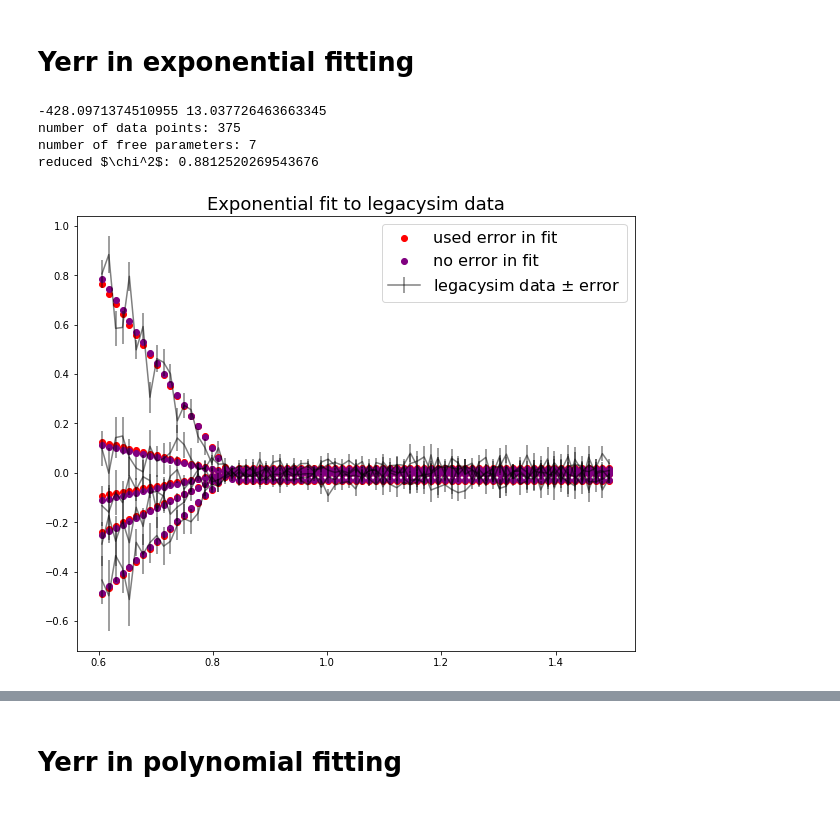
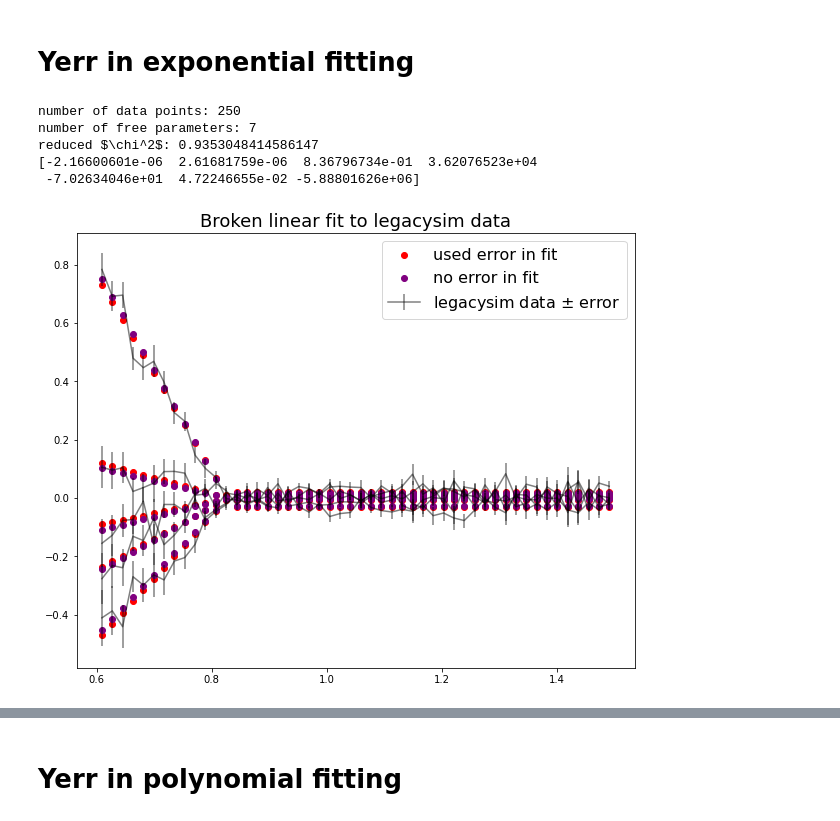
Before and after one commit to AlbertoRosado1/legacysim_runs, a Jupyter notebook: DA02/fitting_dndz.ipynb, the cells around one changed output, grey strips where cells are left out. Saved outputs shown, nothing was run; the diff lists cells and outputs as text; code cells hidden in the pictures.

Commit message:
comparing curve_fit method to minimize

```diff
--- a/DA02/fitting_dndz.ipynb
+++ b/DA02/fitting_dndz.ipynb
@@ -226,3 +415,34 @@ base_dir = '/global/cfs/cdirs/desi/survey/catalogs/DA02/LSS/guadalupe/LSScats/2/
 test_dir = '/global/cscratch1/sd/arosado/legacysim_fitting'
 legacysim_data, h = ft.read(f'{test_dir}/legacysim_data_{run}.fits', header=True)
 data = ft.read(f'{test_dir}/data_{run}.fits')
+# %%
+# Here we look at the effect of using yerr when fitting
+
+fig = plt.figure(figsize=(10,8))
+
+test = ELG_dndz(legacysim_data, data='legacysim')
+res = test.test()
+print(res)
+params = res.x
+#print(params)
+dndz = test.predict_dndz((test.z_h, test.depth_h),*params)
+plt.scatter(test.z_h, dndz, color='red', label='scipy minimize')
+
+test2 = ELG_dndz_old(legacysim_data, data='legacysim', fit='exponential')
+test2.get_chi2()
+params = test2.fit_dndz()[0]
+print(params)
+dndz_err = test2.predict_dndz_exp((test2.z_h, test2.depth_h),*params)
+plt.scatter(test2.z_h, dndz_err, color='b', label='scipy curve_fit')
+
+bins=test.bins-1
+kw= dict(color='k', alpha=0.5)
+plt.errorbar([],[],yerr=[], label=f'legacysim data $\pm$ error',**kw)
+for ite in range(10):
+    i, j = (bins)*ite, (bins)*(ite+1)
+    plt.errorbar(test.z_h[i:j], test.dndz_h[i:j], yerr=test.yerr[i:j], **kw)
+    #plt.plot(test.z_h[i:j], (test.dndz_h[i:j]+1)/(dndz_err+1), yerr=test.yerr[i:j], **kw)
+plt.legend(fontsize=16)
+plt.title('Broken linear fit to legacysim data', fontsize=18)
+plt.show()
+#print(test.pred_weights.min(), test.pred_weights.max())
@@ -302,34 +557,36 @@ max: 80168.3834
 # %%
 # Here we look at the effect of using yerr when fitting
 
 fig = plt.figure(figsize=(10,8))
-test = ELG_dndz(legacysim_data, data='legacysim', fit='exponential')
+#test = ELG_dndz(legacysim_data, data='legacysim', fit='exponential')
 test.get_chi2()
 params = test.fit_dndz()[0]
+print(params)
 dndz_err = test.predict_dndz_exp((test.z_h, test.depth_h),*params)
 plt.scatter(test.z_h, dndz_err, color='r', label='used error in fit')
 
 params = test.fit_dndz(include_yerr=False)[0]
 dndz = test.predict_dndz_exp((test.z_h, test.depth_h),*params)
 plt.scatter(test.z_h, dndz, color='purple', label='no error in fit')
 
 bins=test.bins-1
 kw= dict(color='k', alpha=0.5)
 plt.errorbar([],[],yerr=[], label=f'legacysim data $\pm$ error',**kw)
-for ite in range(5):
+for ite in range(10):
     i, j = (bins)*ite, (bins)*(ite+1)
     plt.errorbar(test.z_h[i:j], test.dndz_h[i:j], yerr=test.yerr[i:j], **kw)
     #plt.plot(test.z_h[i:j], (test.dndz_h[i:j]+1)/(dndz_err+1), yerr=test.yerr[i:j], **kw)
 plt.legend(fontsize=16)
-plt.title('Exponential fit to legacysim data', fontsize=18)
+plt.title('Broken linear fit to legacysim data', fontsize=18)
 plt.show()
 #print(test.pred_weights.min(), test.pred_weights.max())
 # %% [output]
--428.0971374510955 13.037726463663345
-number of data points: 375
+number of data points: 250
 number of free parameters: 7
-reduced $\chi^2$: 0.8812520269543676
+reduced $\chi^2$: 0.9353048414586147
+[-2.16600601e-06  2.61681759e-06  8.36796734e-01  3.62076523e+04
+ -7.02634046e+01  4.72246655e-02 -5.88801626e+06]
-[figure, old version]
+[figure, new version]
 # %%
 def predict_dndz_exp(X,d, e, f, g):
     depth = X
```
Also changed, not shown: parts of 12 cells of this notebook, 1 other file.
